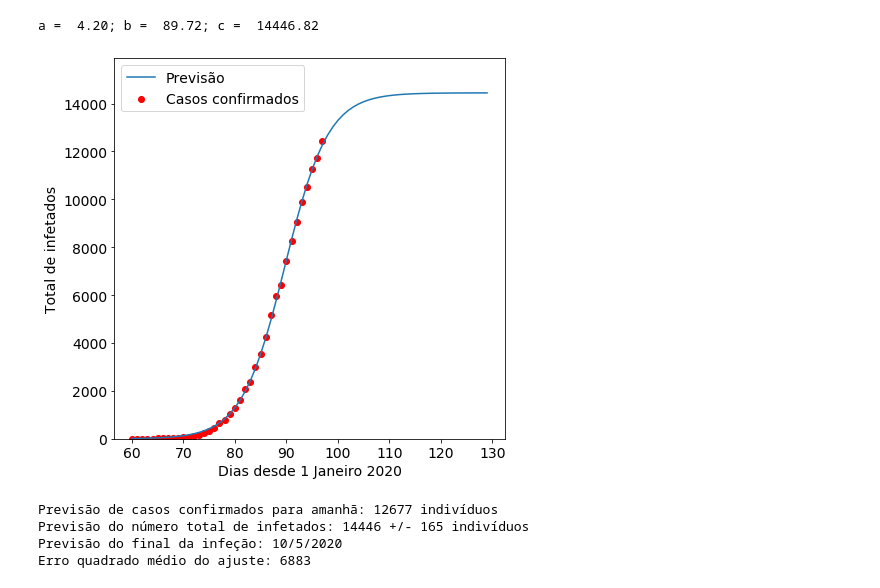
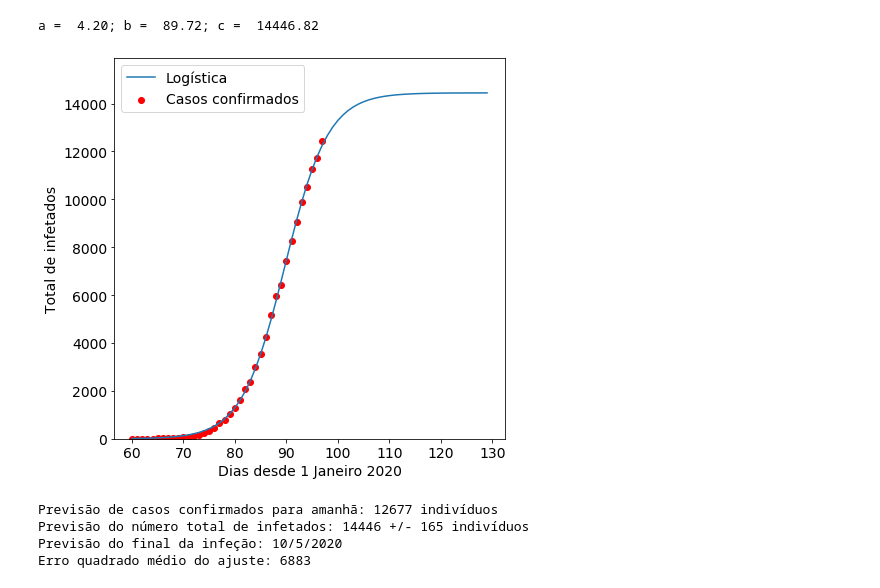
Before and after one commit to Miguel-Salgado/covid-19, a Jupyter notebook: covid-19-portugal.ipynb, the cells around one changed output. Saved outputs shown, nothing was run; the diff lists cells and outputs as text; code cells hidden in the pictures.

```diff
--- a/covid-19-portugal.ipynb
+++ b/covid-19-portugal.ipynb
@@ -38,16 +38,16 @@ df.head(40)
 def logistic_model(x,a,b,c):
     return c/(np.exp((b-x)/a)+1)
 # %%
-# utiliza curve.fit para fazer o ajuste dos dados, calculando os parâmetros a,b,c
-
 x = list(df.iloc[:,0])
 y = list(df.iloc[:,1])
 
-fit = curve_fit(logistic_model,x,y,p0=[3,80,2100])
+# utiliza curve_fit para fazer o ajuste dos dados, calculando os parâmetros a,b,c
 
-param_a = fit[0][0]
-param_b = fit[0][1]
-param_c = fit[0][2]
+fit_logistic = curve_fit(logistic_model,x,y,p0=[3,80,2100])
+
+param_a = fit_logistic[0][0]
+param_b = fit_logistic[0][1]
+param_c = fit_logistic[0][2]
 
 print("a = % 5.2f; b = % 5.2f; c = % 5.2f" %(param_a, param_b, param_c))
 # %% [output]
@@ -55,38 +55,40 @@ a =  4.20; b =  89.72; c =  14446.82
 # %%
 # calcula o erro associado ao ajuste efetuado
 
-errors = [np.sqrt(fit[1][i][i]) for i in [0,1,2]]
-y_pred_logistic = [logistic_model(i,fit[0][0],fit[0][1],fit[0][2]) for i in x]
+errors_logistic = [np.sqrt(fit_logistic[1][i][i]) for i in [0,1,2]]
+y_pred_logistic = [logistic_model(i,param_a,param_b,param_c) for i in x]
 # %%
 # calcula a data final da infeção resolvendo a equação associada ao modelo
 
-sol = int(fsolve(lambda x : logistic_model(x,param_a,param_b,param_c) - int(param_c),param_b))
-end_date = datetime(2020, 1, 1) + timedelta(days=sol)
+sol_logistic = int(fsolve(lambda x : logistic_model(x,param_a,param_b,param_c) - int(param_c),param_b))
+end_date_logistic = datetime(2020, 1, 1) + timedelta(days=sol_logistic)
 # %%
 # constrói o gráfico e mostra os resultados das predições
 
-pred_x = list(range(max(x),sol))
+pred_x_logistic = list(range(max(x),sol_logistic))
+
 plt.rcParams['figure.figsize'] = [7, 7]
 plt.rc('font', size=14)
 
 # Real data
 plt.scatter(x,y,label="Casos confirmados",color="red")
 
 # Predicted logistic curve
-plt.plot(x+pred_x, [logistic_model(i,fit[0][0],fit[0][1],fit[0][2]) for i in x+pred_x], label="Previsão" )
+plt.plot(x+pred_x_logistic, [logistic_model(i,param_a,param_b,param_c) for i in x+pred_x_logistic], label="Logística" )
+
 plt.legend()
 plt.xlabel("Dias desde 1 Janeiro 2020")
 plt.ylabel("Total de infetados")
 plt.ylim((min(y)*0.9,param_c*1.1))
 plt.show()
 
 # print previsões
-print("Previsão de casos confirmados para amanhã: %d indivíduos" %(logistic_model(max(x)+1,fit[0][0],fit[0][1],fit[0][2])))
-print("Previsão do número total de infetados: %2d +/- %2d indivíduos" %(param_c, errors[2]))
-print("Previsão do final da infeção: %d/%d/%d" %(end_date.day, end_date.month, end_date.year))
+print("Previsão de casos confirmados para amanhã: %d indivíduos" %(logistic_model(max(x)+1,param_a,param_b,param_c)))
+print("Previsão do número total de infetados: %2d +/- %2d indivíduos" %(param_c, errors_logistic[2]))
+print("Previsão do final da infeção: %d/%d/%d" %(end_date_logistic.day, end_date_logistic.month, end_date_logistic.year))
 print("Erro quadrado médio do ajuste: %1d" %mean_squared_error(y,y_pred_logistic))
 # %% [output]
-[figure, old version]
+[figure, new version]
 Previsão de casos confirmados para amanhã: 12677 indivíduos
 Previsão do número total de infetados: 14446 +/- 165 indivíduos
 Previsão do final da infeção: 10/5/2020
```
Also changed, not shown: parts of 1 cell of this notebook.
